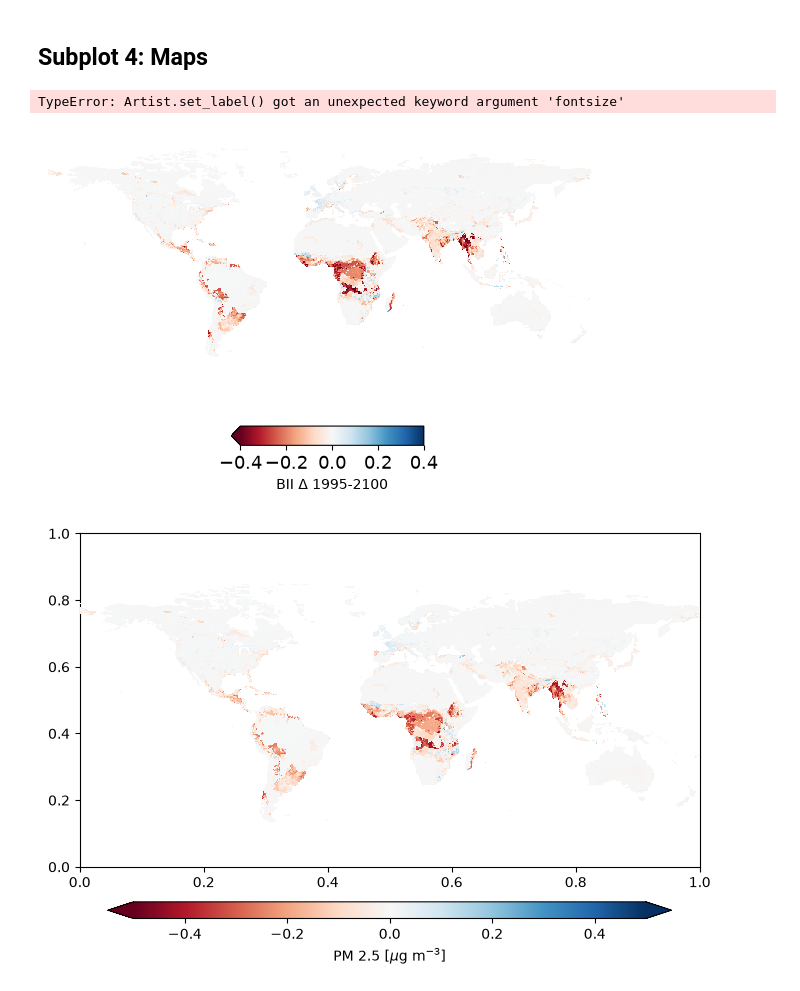
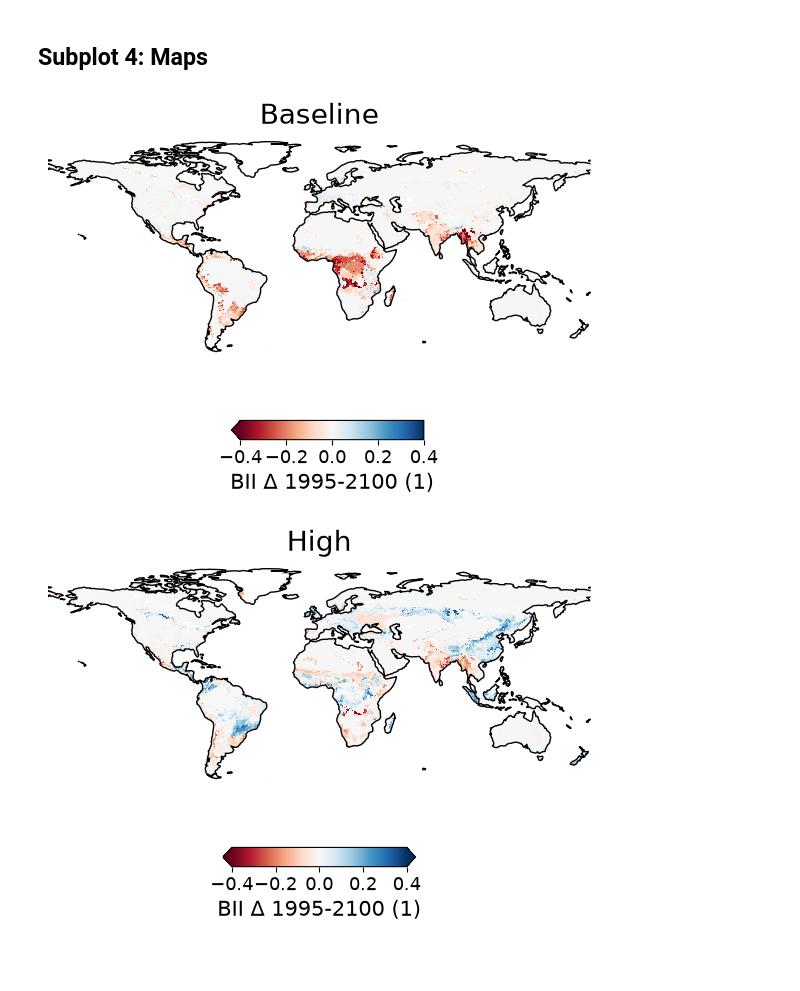
Before and after one commit to jansteinhauser/MM_scripts, a Jupyter notebook: Bio-Bio/Plot1.ipynb, the cells around one changed output. Saved outputs shown, nothing was run; the diff lists cells and outputs as text; code cells hidden in the pictures; blank space fills up the shorter version.

```diff
--- a/Bio-Bio/Plot1.ipynb
+++ b/Bio-Bio/Plot1.ipynb
@@ -8,7 +8,7 @@ from matplotlib.colors import LinearSegmentedColormap, ListedColormap
 # %%
 data_folder = "/home/j/Documents/IIASA/MM-Emulator"
 data_file = "magpie_input_MP00BI00nov23.csv"
-figure_folder = data_folder + "/figures/"
+figure_folder = data_folder + "/figures/new/"
 data_file_path = data_folder + "/" + data_file
 data = pd.read_csv(data_file_path)
 print("Figures: " + figure_folder)
@@ -199,9 +199,9 @@ df_land_full
 # %%
 # Color Scheme (default too dark) PuOr: ['#e66101','#fdb863', '#b2abd2', '#5e3c99']
 cmap_PuOr = ListedColormap(['#e66101','#fdb863', '#b2abd2', '#5e3c99'])
-ghg_labels = ["Baseline", "Low", "Medium" ,"High"]
-fs = 15
-fs_redux = 13
+ghg_labels = ["Baseline", "Low", "Medium" ,"High Climate Policy Stringency"]
+fs = 20
+fs_redux = 15
 # %% [markdown]
 ## Subplot 1: Cumulative emissions
 # %%
@@ -390,38 +390,28 @@ delta_high = netcdf_delta_prep(ncfname_high)
 # %%
 def plot_bii_map(ncf_path, title = "test", cb=False):
     nc = data_folder + ncf_path + ncname
     delta = netcdf_delta_prep(nc)
     fig = plt.figure(figsize=(7, 5), facecolor='white')
     ax = plt.axes(projection=ccrs.PlateCarree(), ylim=[-63,90], frameon=False)
     vm = 0.4
     map = 0
     if cb:
-        map = delta['Variable'].plot(ax=ax,transform=ccrs.PlateCarree(), vmin=-vm, vmax=vm, cmap='RdBu', cbar_kwargs={'ticks': [-vm,-vm/2,0,vm/2,vm], 'location':"bottom", 'fraction':0.05, 'aspect': 10, 'label':r'BII $\Delta$ 1995-2100'})
-        map.colorbar.ax.tick_params(labelsize=fs_redux)
-        map.colorbar.ax.set_label(fontsize=fs_redux)
+        map = delta['Variable'].plot(ax=ax,transform=ccrs.PlateCarree(), vmin=-vm, vmax=vm, cmap='RdBu', cbar_kwargs={'ticks': [-vm,-vm/2,0,vm/2,vm], 'location':"bottom", 'fraction':0.05, 'aspect': 10})
+        map.colorbar.ax.tick_params(labelsize=fs_redux-2)
+        map.colorbar.set_label(label = r'BII $\Delta$ 1995-2100 (1)', size=fs_redux)
 
     else:
         map = delta['Variable'].plot(ax=ax,transform=ccrs.PlateCarree(), vmin=-vm, vmax=vm, cmap='RdBu', add_colorbar=False)
     ax.coastlines()
     plt.title(title, loc='center',fontsize = fs, horizontalalignment = "center")
-
-    #ax.set_xticks(range(-180, 181, 60), crs=ccrs.PlateCarree())
-    #ax.set_yticks(range(-63, 90, 30), crs=ccrs.PlateCarree())
-    #ax.set_xlabel('')
-    #x.set_ylabel('')
-    #ax.get_xaxis().set_visible(False)
-    #ax.get_yaxis().set_visible(False)
-    #for axis in ['top','bottom','left','right']:
-    #    ax.spines[axis].set_visible(False)
+    return fig
 
 
-    #handles, labels = ax.get_legend_handles_labels()
-    #ax.legend(handles, labels, loc="lower center", ncol=len(co2_y.columns), fontsize = fs)
-    #plt.savefig('../data/media/temperature_anomalies.png')
-    #plt.show()
-    return fig
+map_base = plot_bii_map(ncpath_base, "Baseline", True)
+map_base.savefig(figure_folder + "fig1_4a+legend.png", bbox_inches = "tight")
 
-map_base = plot_bii_map(ncpath_base, "Baseline", True)
+map_high = plot_bii_map(ncpath_high, "High", True)
+map_high.savefig(figure_folder + "fig1_4b+legend.png", bbox_inches = "tight")
 # %% [output]
-TypeError: Artist.set_label() got an unexpected keyword argument 'fontsize'
-[figure, old version]
+[figure, new version]
+[figure, added]
@@ -435,18 +417,0 @@ bii = nc_fid.variables['Variable'][17]-nc_fid.variables['Variable'][0]
-# %%
-
-fig, axs = plt.subplots(figsize=(8, 5), nrows=2,ncols=1,gridspec_kw={'height_ratios': [30,1.5]},constrained_layout=False)
-axs[0] = plt.axes(projection=ccrs.PlateCarree(), frameon=False)
-cbar=fig.colorbar(pcm,cax=axs[1], extend='both', orientation='horizontal')
-pcm=axs[0].pcolormesh(lons,lats,bii,vmin=-0.5, vmax=0.5,cmap='RdBu')
-#axs[0].coastlines()
-axs[0].set_xticks(range(-180, 181, 60), crs=ccrs.PlateCarree())
-axs[0].set_yticks(range(-90, 91, 30), crs=ccrs.PlateCarree())
-
-axs[0].get_yaxis().set_visible(False)
-axs[0].get_xaxis().set_visible(False)
-title = "Baseline"
-
-cbar=fig.colorbar(pcm,cax=axs[1], extend='both', orientation='horizontal')
-cbar.set_label(r'PM 2.5 [$\mu$g m$^{-3}]$')
-# %% [output]
-[figure, removed]
```
Also changed, not shown: parts of 8 cells of this notebook.
